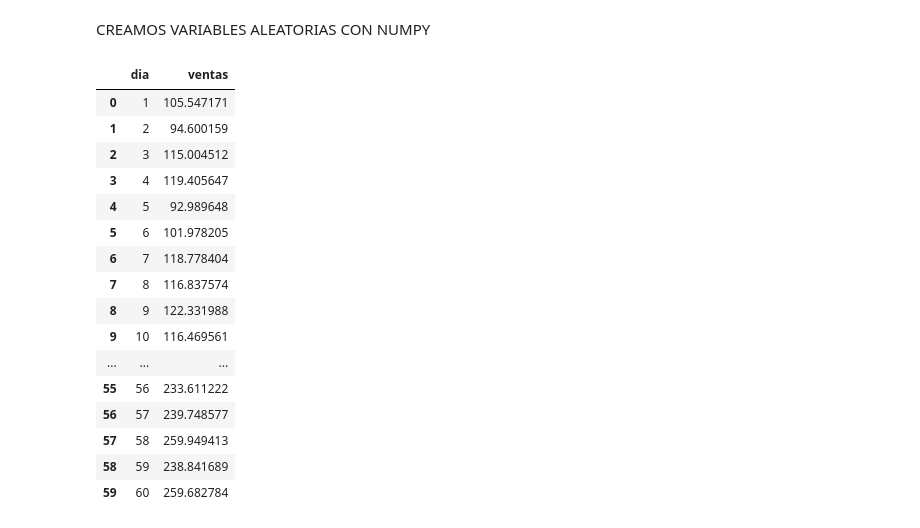
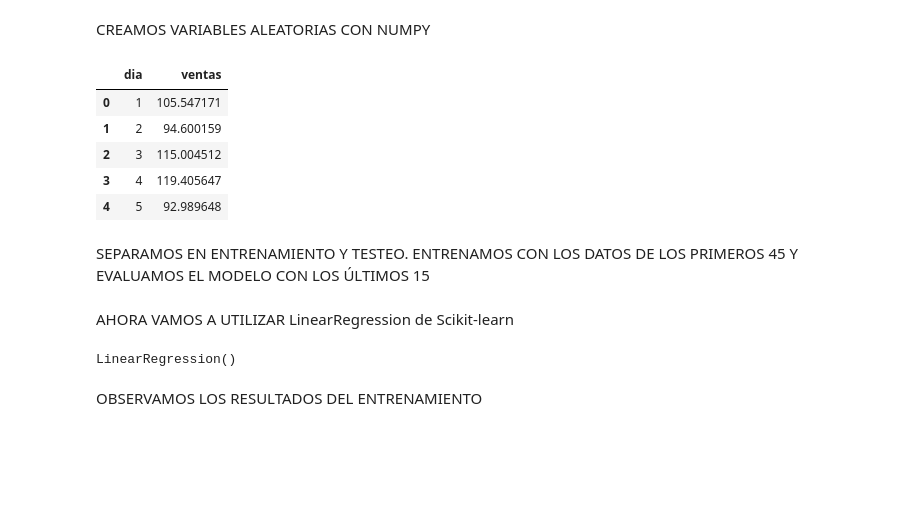
Before and after one commit to Noctyr-studio/sales_forecasting, a Jupyter notebook: notebooks/01_prueba_regresion.ipynb, the cells around one changed output. Drawn from its saved outputs; the diff is of its cells as text; code cells hidden in the pictures; blank space fills up the shorter version.

Commit message:
Add linear regression model and sales predictions

```diff
--- a/notebooks/01_prueba_regresion.ipynb
+++ b/notebooks/01_prueba_regresion.ipynb
@@ -12,31 +12,22 @@ CREAMOS VARIABLES ALEATORIAS CON NUMPY
 # %%
 rng = np.random.default_rng(42)
 
 dias = np.arange(1, 61)
 
 ventas = 100 + dias * 2.5 + rng.normal(0, 10, 60)
 
 df = pd.DataFrame({
     "dia": dias,
     "ventas": ventas
 })
 
-df
+df.head()
 # %% [output]
 |  | dia | ventas |
 | 0 | 1 | 105.547171 |
 | 1 | 2 | 94.600159 |
 | 2 | 3 | 115.004512 |
 | 3 | 4 | 119.405647 |
 | 4 | 5 | 92.989648 |
-| 5 | 6 | 101.978205 |
-| 6 | 7 | 118.778404 |
-| 7 | 8 | 116.837574 |
-| 8 | 9 | 122.331988 |
-| 9 | 10 | 116.469561 |
-| ... | ... | ... |
-| 55 | 56 | 233.611222 |
-| 56 | 57 | 239.748577 |
-| 57 | 58 | 259.949413 |
-| 58 | 59 | 238.841689 |
-| 59 | 60 | 259.682784 |
+# %% [markdown]
+SEPARAMOS EN ENTRENAMIENTO Y TESTEO. ENTRENAMOS CON LOS DATOS DE LOS PRIMEROS 45 Y EVALUAMOS EL MODELO CON LOS ÚLTIMOS 15
@@ -42,0 +40,10 @@ df
+# %% [markdown]
+AHORA VAMOS A UTILIZAR LinearRegression de Scikit-learn
+# %%
+modelo = LinearRegression()
+
+modelo.fit(X_train, y_train)
+# %% [output]
+LinearRegression()
+# %% [markdown]
+OBSERVAMOS LOS RESULTADOS DEL ENTRENAMIENTO
```
Also changed, not shown: parts of 9 cells of this notebook.
